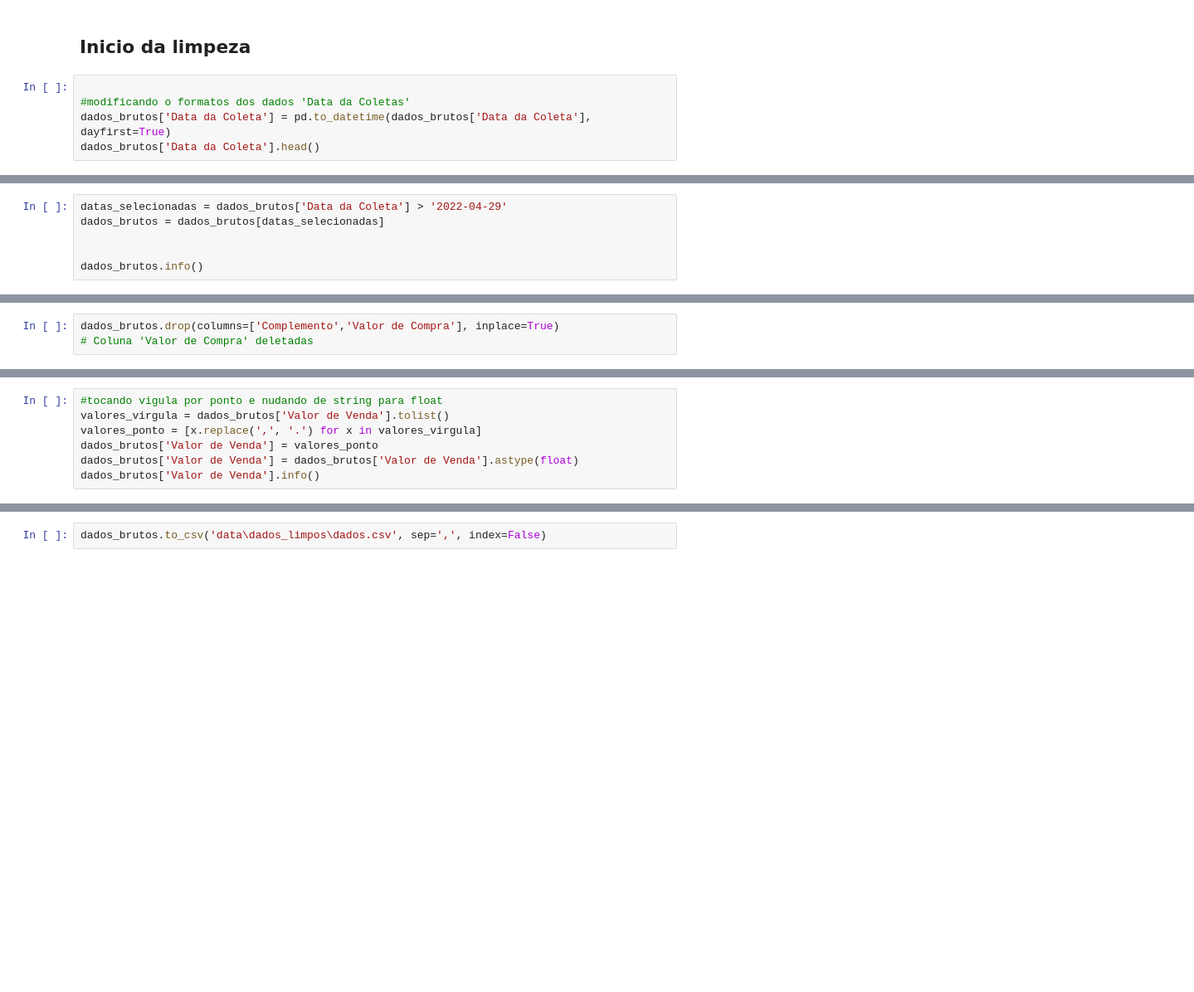
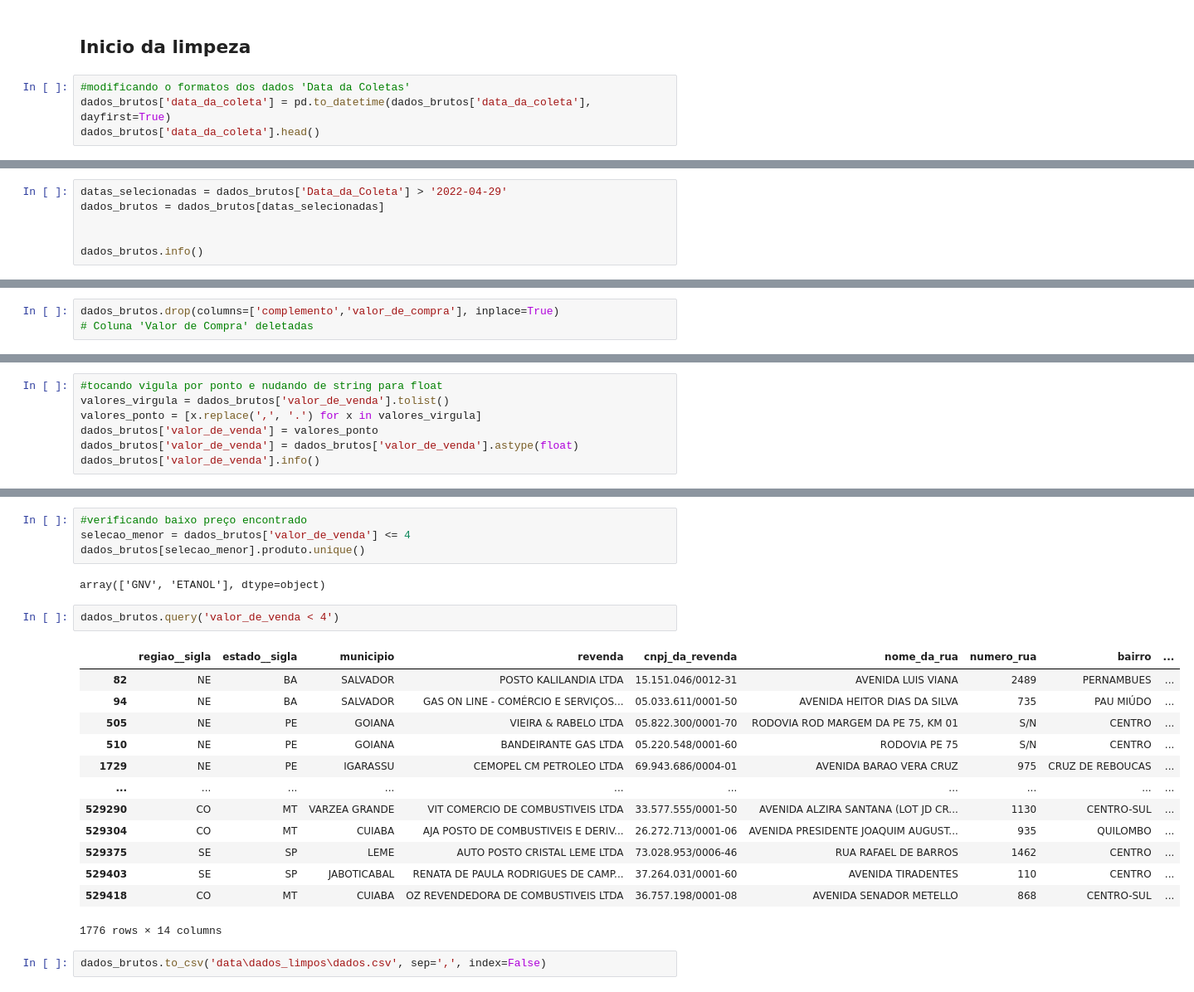
Before and after one commit to lucasCanella/Projeto-modulo-4, a Jupyter notebook: limpesa_dos_dados.ipynb, the cells around one changed output, grey strips where cells are left out. Shown: that part at 83% size. Saved outputs shown, nothing was run; the diff lists cells and outputs as text; blank space fills up the shorter version.

```diff
--- a/limpesa_dos_dados.ipynb
+++ b/limpesa_dos_dados.ipynb
@@ -27,10 +40,9 @@ memory usage: 64.6+ MB
 # %% [markdown]
 ## Inicio da limpeza
 # %%
-
 #modificando o formatos dos dados 'Data da Coletas'
-dados_brutos['Data da Coleta'] = pd.to_datetime(dados_brutos['Data da Coleta'], dayfirst=True)
-dados_brutos['Data da Coleta'].head()
+dados_brutos['data_da_coleta'] = pd.to_datetime(dados_brutos['data_da_coleta'], dayfirst=True)
+dados_brutos['data_da_coleta'].head()
 # %% [output]
 0   2022-01-03
 1   2022-01-03
@@ -41,5 +53,5 @@ Name: Data da Coleta, dtype: datetime64[ns]
 # %%
-datas_selecionadas = dados_brutos['Data da Coleta'] > '2022-04-29'
+datas_selecionadas = dados_brutos['Data_da_Coleta'] > '2022-04-29'
 dados_brutos = dados_brutos[datas_selecionadas]
 
 
@@ -68,6 +80,6 @@ dados_brutos['Valor de Compra'].unique()
 # %% [output]
 array([nan])
 # %%
-dados_brutos.drop(columns=['Complemento','Valor de Compra'], inplace=True)
+dados_brutos.drop(columns=['complemento','valor_de_compra'], inplace=True)
 # Coluna 'Valor de Compra' deletadas
 # %%
@@ -83,10 +95,10 @@ dtypes: object(1)
 memory usage: 3.0+ MB
 # %%
 #tocando vigula por ponto e nudando de string para float
-valores_virgula = dados_brutos['Valor de Venda'].tolist()
+valores_virgula = dados_brutos['valor_de_venda'].tolist()
 valores_ponto = [x.replace(',', '.') for x in valores_virgula]
-dados_brutos['Valor de Venda'] = valores_ponto
-dados_brutos['Valor de Venda'] = dados_brutos['Valor de Venda'].astype(float)
-dados_brutos['Valor de Venda'].info()
+dados_brutos['valor_de_venda'] = valores_ponto
+dados_brutos['valor_de_venda'] = dados_brutos['valor_de_venda'].astype(float)
+dados_brutos['valor_de_venda'].info()
 # %% [output]
 <class 'pandas.core.series.Series'>
@@ -105,3 +121,25 @@ dados_brutos['Valor de Venda'].plot(kind='hist')
+# %%
+#verificando baixo preço encontrado
+selecao_menor = dados_brutos['valor_de_venda'] <= 4
+dados_brutos[selecao_menor].produto.unique()
+# %% [output]
+array(['GNV', 'ETANOL'], dtype=object)
+# %%
+dados_brutos.query('valor_de_venda < 4')
+# %% [output]
+|  | regiao__sigla | estado__sigla | municipio | revenda | cnpj_da_revenda | nome_da_rua | numero_rua | bairro | ... |
+| 82 | NE | BA | SALVADOR | POSTO KALILANDIA LTDA | 15.151.046/0012-31 | AVENIDA LUIS VIANA | 2489 | PERNAMBUES | ... |
+| 94 | NE | BA | SALVADOR | GAS ON LINE - COMÉRCIO E SERVIÇOS... | 05.033.611/0001-50 | AVENIDA HEITOR DIAS DA SILVA | 735 | PAU MIÚDO | ... |
+| 505 | NE | PE | GOIANA | VIEIRA & RABELO LTDA | 05.822.300/0001-70 | RODOVIA ROD MARGEM DA PE 75, KM 01 | S/N | CENTRO | ... |
+| 510 | NE | PE | GOIANA | BANDEIRANTE GAS LTDA | 05.220.548/0001-60 | RODOVIA PE 75 | S/N | CENTRO | ... |
+| 1729 | NE | PE | IGARASSU | CEMOPEL CM PETROLEO LTDA | 69.943.686/0004-01 | AVENIDA BARAO VERA CRUZ | 975 | CRUZ DE REBOUCAS | ... |
+| ... | ... | ... | ... | ... | ... | ... | ... | ... | ... |
+| 529290 | CO | MT | VARZEA GRANDE | VIT COMERCIO DE COMBUSTIVEIS LTDA | 33.577.555/0001-50 | AVENIDA ALZIRA SANTANA (LOT JD CR... | 1130 | CENTRO-SUL | ... |
+| 529304 | CO | MT | CUIABA | AJA POSTO DE COMBUSTIVEIS E DERIV... | 26.272.713/0001-06 | AVENIDA PRESIDENTE JOAQUIM AUGUST... | 935 | QUILOMBO | ... |
+| 529375 | SE | SP | LEME | AUTO POSTO CRISTAL LEME LTDA | 73.028.953/0006-46 | RUA RAFAEL DE BARROS | 1462 | CENTRO | ... |
+| 529403 | SE | SP | JABOTICABAL | RENATA DE PAULA RODRIGUES DE CAMP... | 37.264.031/0001-60 | AVENIDA TIRADENTES | 110 | CENTRO | ... |
+| 529418 | CO | MT | CUIABA | OZ REVENDEDORA DE COMBUSTIVEIS LTDA | 36.757.198/0001-08 | AVENIDA SENADOR METELLO | 868 | CENTRO-SUL | ... |
+1776 rows × 14 columns
 # %%
 dados_brutos.to_csv('data\dados_limpos\dados.csv', sep=',', index=False)
 # %%
```
Also changed, not shown: parts of 9 cells of this notebook, 2 other files.
